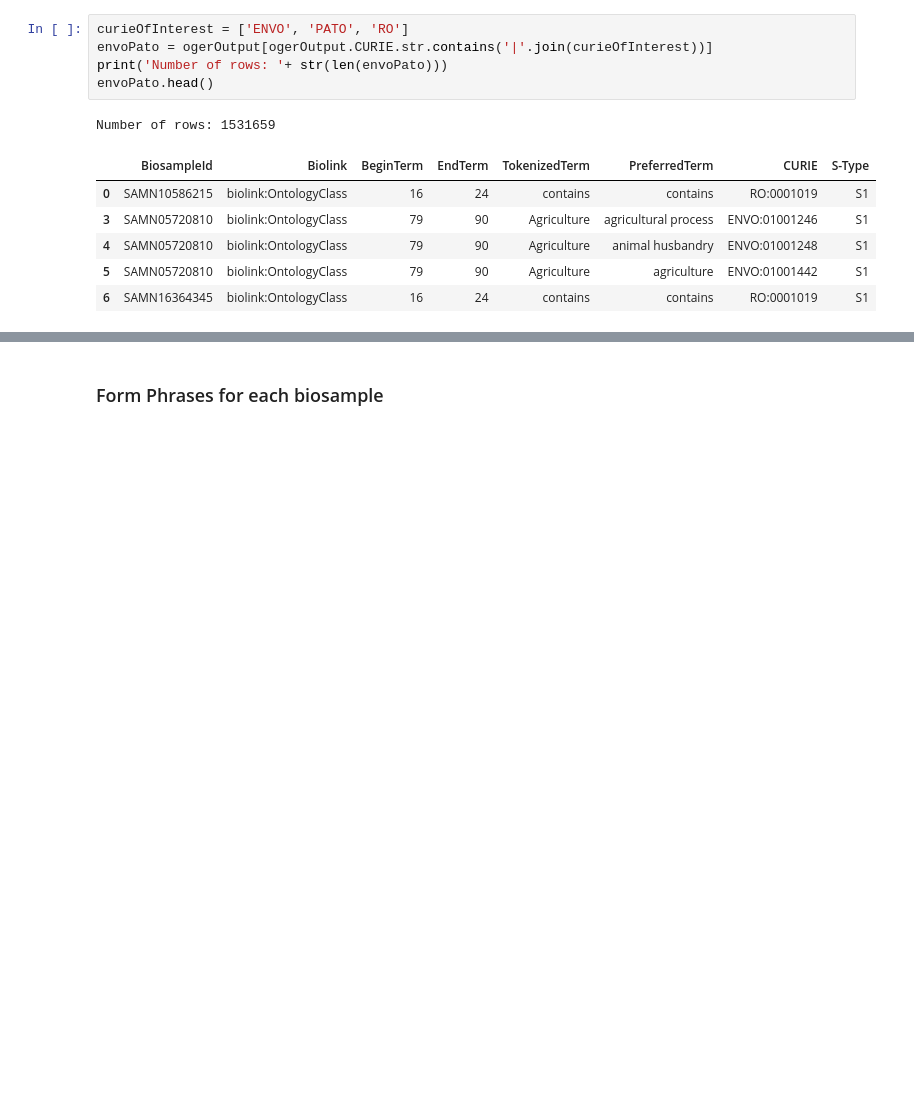
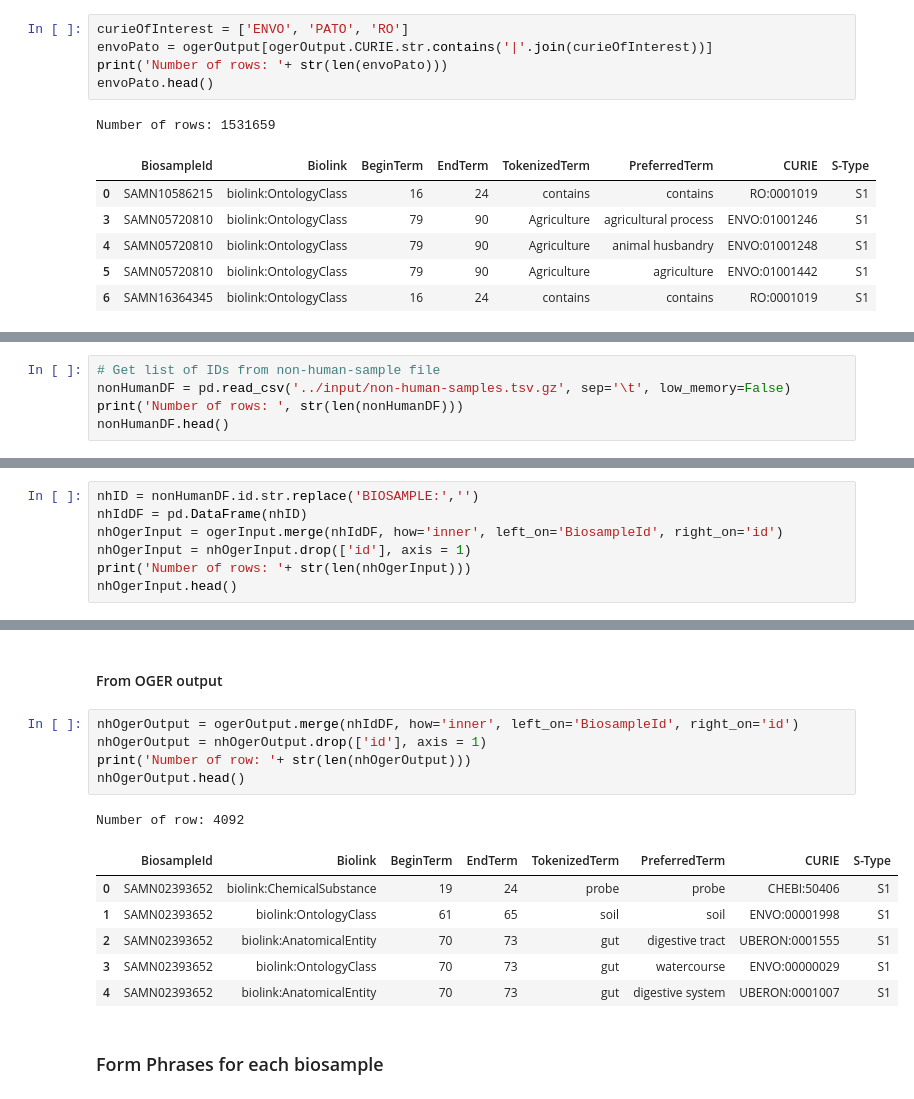
Before and after one commit to INCATools/biosample-analysis, a Jupyter notebook: src/notebooks/OGER-PostprocessingSandbox.ipynb, the cells around one changed output, grey strips where cells are left out. Saved outputs shown, nothing was run; the diff lists cells and outputs as text; blank space fills up the shorter version.

Commit message:
Update notebook to join oger o/p with non-human data

```diff
--- a/src/notebooks/OGER-PostprocessingSandbox.ipynb
+++ b/src/notebooks/OGER-PostprocessingSandbox.ipynb
@@ -88,3 +88,8 @@ Number of rows: 2325
 | 2815 | SAMN08794385 | biolink:OntologyClass | 1025 | 1029 | salt | sodium chloride salt | ENVO:01000681 | S7 |
 | 4336 | SAMN03334908 | biolink:AnatomicalEntity | 243 | 249 | saliva | saliva | UBERON:0001836 | S2 |
 | 7911 | SAMN09201718 | biolink:OntologyClass | 19 | 30 | saline lake | saline lake | ENVO:00000019 | S1 |
+# %%
+# Get list of IDs from non-human-sample file
+nonHumanDF = pd.read_csv('../input/non-human-samples.tsv.gz', sep='\t', low_memory=False)
+print('Number of rows: ', str(len(nonHumanDF)))
+nonHumanDF.head()
@@ -90,0 +109,7 @@ Number of rows: 2325
+# %%
+nhID = nonHumanDF.id.str.replace('BIOSAMPLE:','')
+nhIdDF = pd.DataFrame(nhID)
+nhOgerInput = ogerInput.merge(nhIdDF, how='inner', left_on='BiosampleId', right_on='id')
+nhOgerInput = nhOgerInput.drop(['id'], axis = 1)
+print('Number of rows: '+ str(len(nhOgerInput)))
+nhOgerInput.head()
@@ -91,3 +124,18 @@ Number of rows: 2325
+# %% [markdown]
+#### From OGER output
+# %%
+nhOgerOutput = ogerOutput.merge(nhIdDF, how='inner', left_on='BiosampleId', right_on='id')
+nhOgerOutput = nhOgerOutput.drop(['id'], axis = 1)
+print('Number of row: '+ str(len(nhOgerOutput)))
+nhOgerOutput.head()
+# %% [output]
+Number of row: 4092
+|  | BiosampleId | Biolink | BeginTerm | EndTerm | TokenizedTerm | PreferredTerm | CURIE | S-Type |
+| 0 | SAMN02393652 | biolink:ChemicalSubstance | 19 | 24 | probe | probe | CHEBI:50406 | S1 |
+| 1 | SAMN02393652 | biolink:OntologyClass | 61 | 65 | soil | soil | ENVO:00001998 | S1 |
+| 2 | SAMN02393652 | biolink:AnatomicalEntity | 70 | 73 | gut | digestive tract | UBERON:0001555 | S1 |
+| 3 | SAMN02393652 | biolink:OntologyClass | 70 | 73 | gut | watercourse | ENVO:00000029 | S1 |
+| 4 | SAMN02393652 | biolink:AnatomicalEntity | 70 | 73 | gut | digestive system | UBERON:0001007 | S1 |
 # %% [markdown]
 ### Form Phrases for each biosample
 # %%
```
Also changed, not shown: parts of 11 cells of this notebook.
